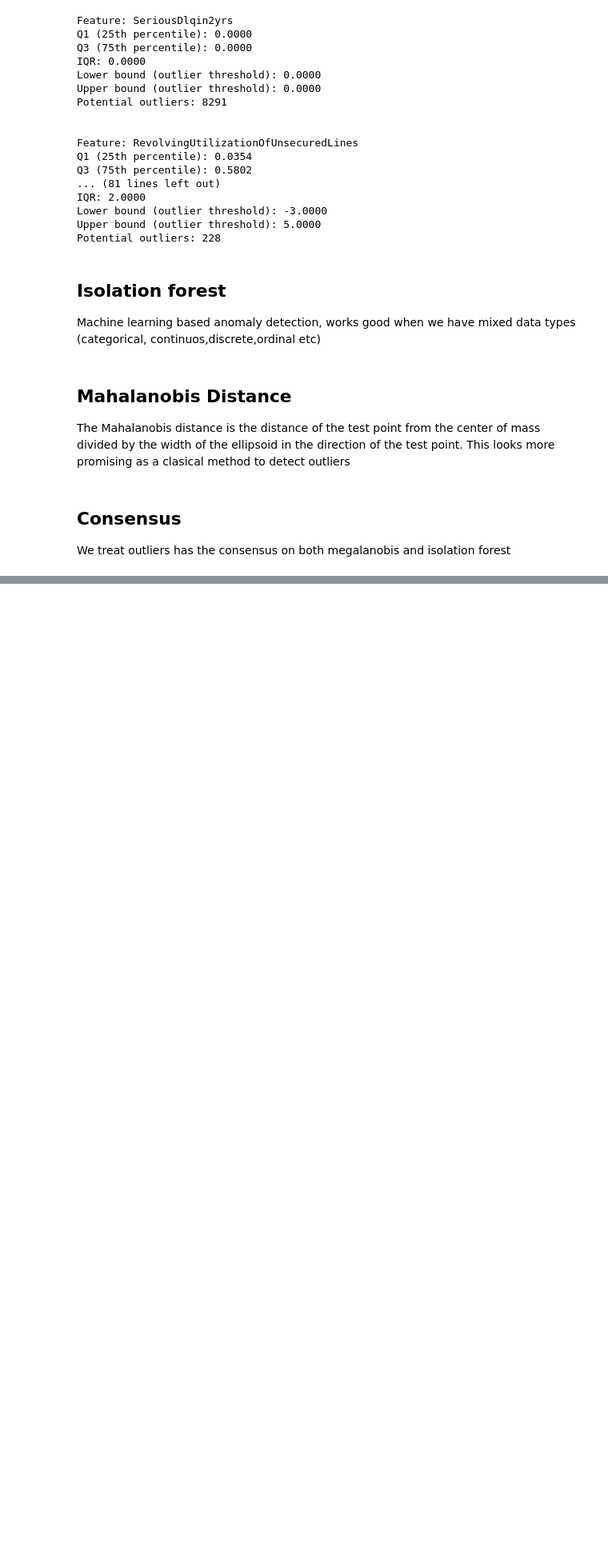
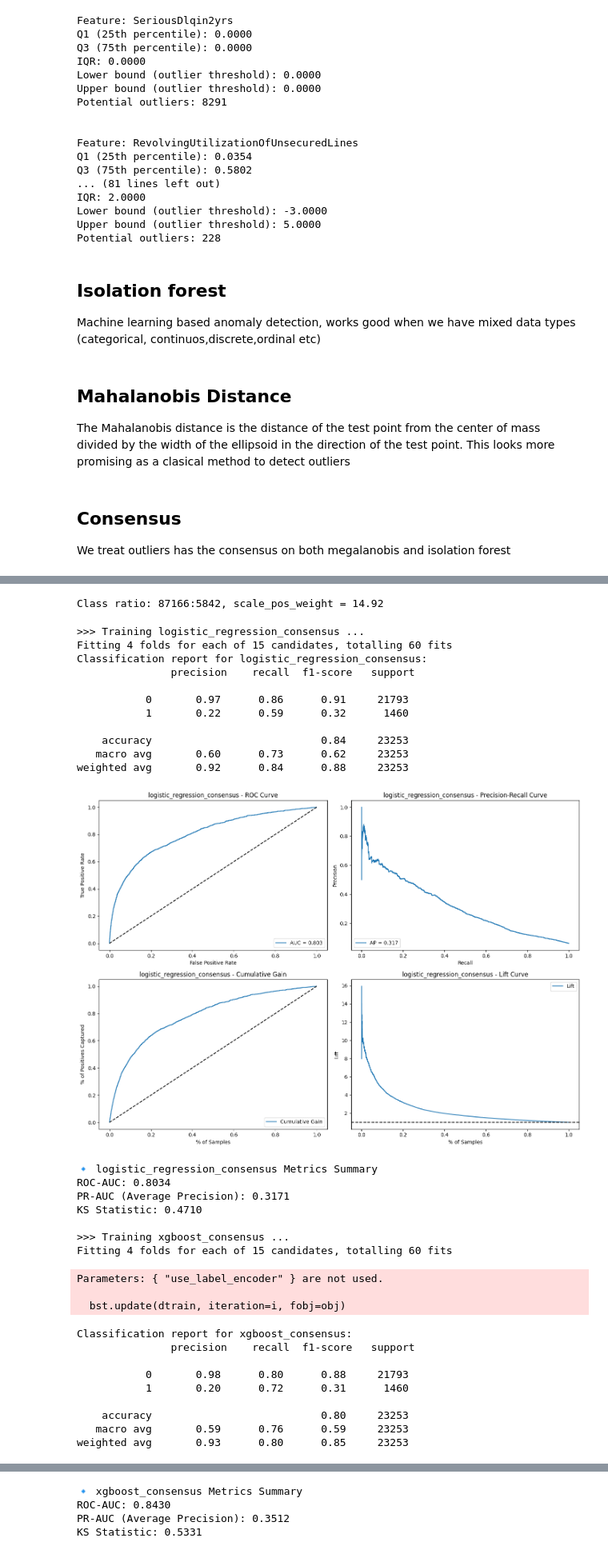
Before and after one commit to IvanLewkowicz/Credit-Risk-Prediction, a Jupyter notebook: notebooks/1-IL-initial-exploration.ipynb, the cells around one changed output, grey strips where cells are left out. Shown at 80% size. Drawn from its saved outputs; the diff is of its cells as text; code cells hidden in the pictures; blank space fills up the shorter version.

```diff
--- a/notebooks/1-IL-initial-exploration.ipynb
+++ b/notebooks/1-IL-initial-exploration.ipynb
@@ -324,0 +777,6 @@ Bien, ya tengo ubicados los posibles outliners para cada
+# %%
+# 3. Merge and analyze
+df_out_iforest['Outlier_iso'] = df_out_iforest['Outlier']
+df_outliers = X.join([df_out_mahal['Outlier'], df_out_iforest['Outlier_iso']])
+df_outliers['Consensus_Outlier'] = df_outliers[['Outlier', 'Outlier_iso']].sum(axis=1) > 1
+df_outliers['Consensus_Outlier'].value_counts()
@@ -324,0 +788,6 @@ Bien, ya tengo ubicados los posibles outliners para cada
+# %%
+mask_inliers = df_outliers["Consensus_Outlier"] == False
+
+# Step 3: filter your X and y
+X_clean = X[mask_inliers].reset_index(drop=True)
+y_clean = y[mask_inliers].reset_index(drop=True)
@@ -324,0 +803,43 @@ Bien, ya tengo ubicados los posibles outliners para cada
+# %%
+X_train, X_test, y_train, y_test = get_train_test(X_clean,y_clean)
+# %%
+sufix = 'consensus'
+models = get_models(sufix,y_train)
+# %% [output]
+Class ratio: 87166:5842, scale_pos_weight = 14.92
+# %%
+cv = StratifiedKFold(n_splits=4, shuffle=True, random_state=42)
+for name, config in models.items():
+    generate_train_test_report(name,config,X_train, X_test, y_train, y_test,cv)
+# %% [output]
+>>> Training logistic_regression_consensus ...
+Fitting 4 folds for each of 15 candidates, totalling 60 fits
+Classification report for logistic_regression_consensus:
+               precision    recall  f1-score   support
+
+           0       0.97      0.86      0.91     21793
+           1       0.22      0.59      0.32      1460
+
+    accuracy                           0.84     23253
+   macro avg       0.60      0.73      0.62     23253
+weighted avg       0.92      0.84      0.88     23253
+[figure, added]
+🔹 logistic_regression_consensus Metrics Summary
+ROC-AUC: 0.8034
+PR-AUC (Average Precision): 0.3171
+KS Statistic: 0.4710
+
+>>> Training xgboost_consensus ...
+Fitting 4 folds for each of 15 candidates, totalling 60 fits
+Parameters: { "use_label_encoder" } are not used.
+
+  bst.update(dtrain, iteration=i, fobj=obj)
+Classification report for xgboost_consensus:
+               precision    recall  f1-score   support
+
+           0       0.98      0.80      0.88     21793
+           1       0.20      0.72      0.31      1460
+
+    accuracy                           0.80     23253
+   macro avg       0.59      0.76      0.59     23253
+weighted avg       0.93      0.80      0.85     23253
@@ -324,0 +847,4 @@ Bien, ya tengo ubicados los posibles outliners para cada
+🔹 xgboost_consensus Metrics Summary
+ROC-AUC: 0.8430
+PR-AUC (Average Precision): 0.3512
+KS Statistic: 0.5331
```
Also changed, not shown: parts of 50 cells of this notebook, 2 other files.
